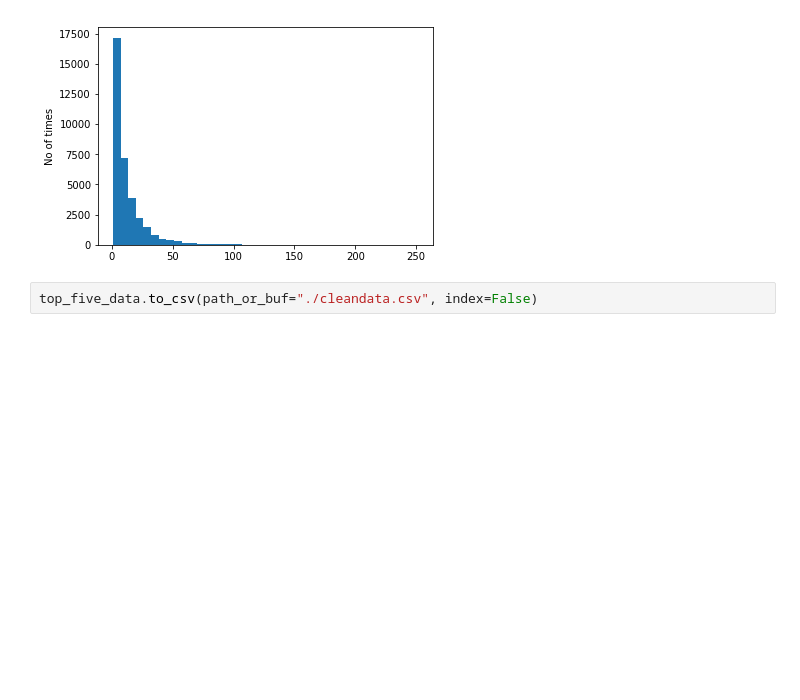
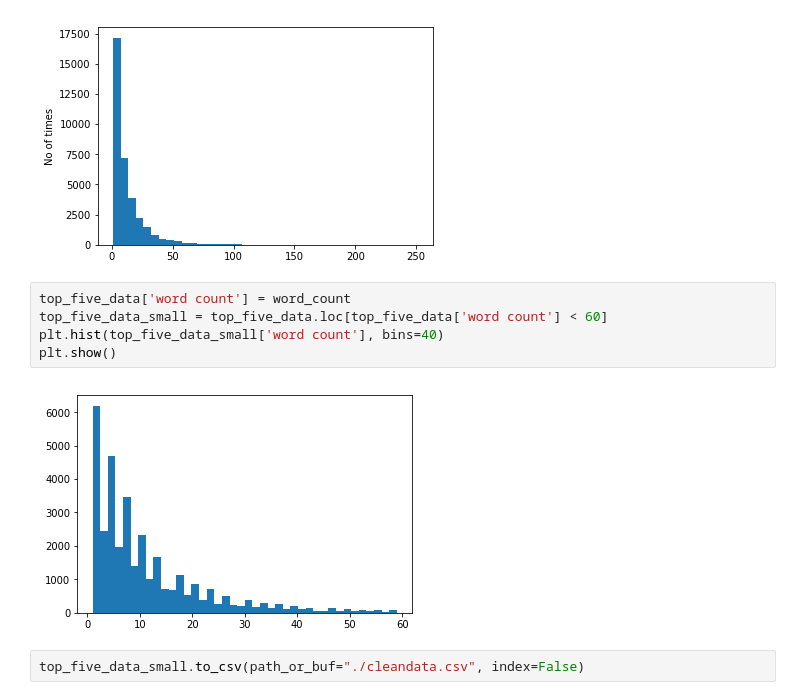
Before and after one commit to aditmangharam/LIGN167project, a Jupyter notebook: Data Cleaning 2.ipynb, the cells around one changed output. Drawn from its saved outputs; the diff is of its cells as text; blank space fills up the shorter version.

```diff
--- a/Data Cleaning 2.ipynb
+++ b/Data Cleaning 2.ipynb
@@ -139,5 +139,12 @@ total  34592
 9994
 1 3675
 [figure]
+# %%
+top_five_data['word count'] = word_count
+top_five_data_small = top_five_data.loc[top_five_data['word count'] < 60]
+plt.hist(top_five_data_small['word count'], bins=40)
+plt.show()
+# %% [output]
+[figure, added]
 # %%
-top_five_data.to_csv(path_or_buf="./cleandata.csv", index=False)
+top_five_data_small.to_csv(path_or_buf="./cleandata.csv", index=False)
```
Also changed, not shown: parts of 1 cell of this notebook, 2 other files.
